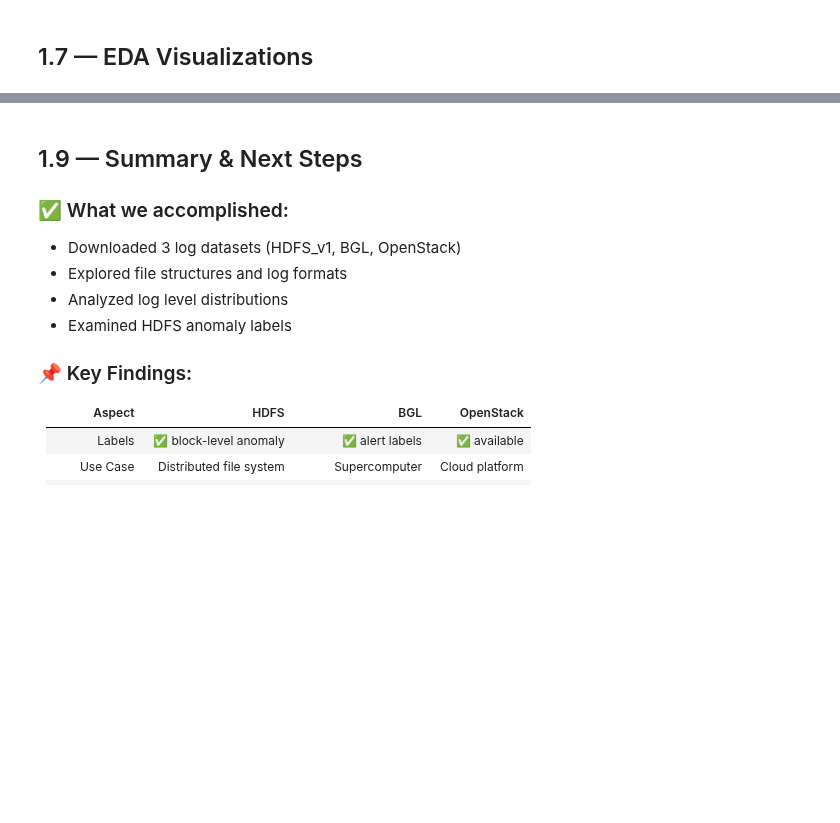
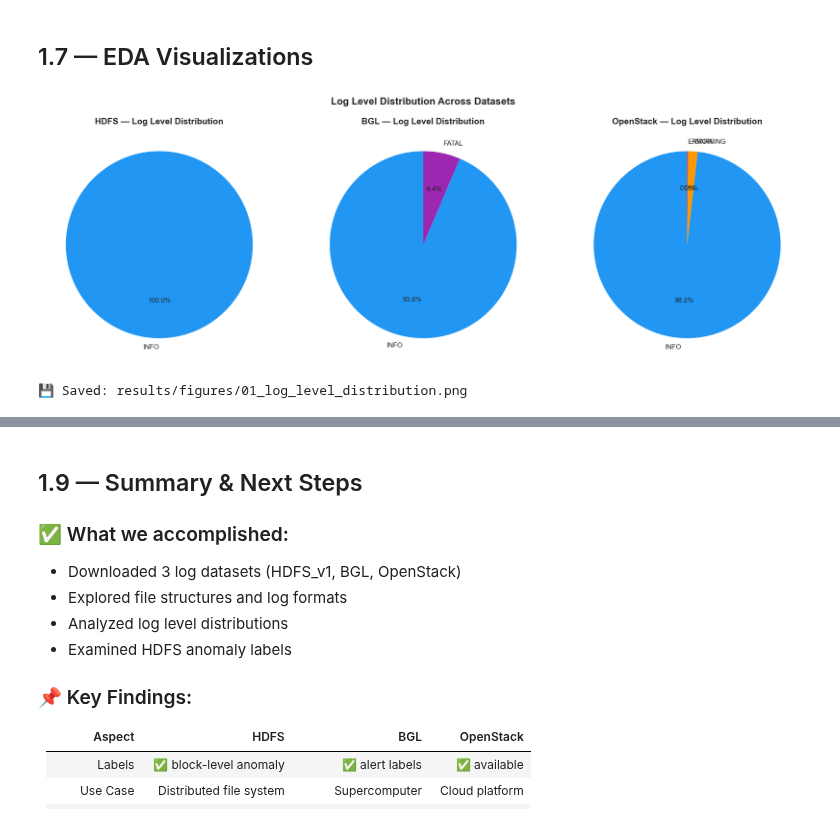
Before and after one commit to NANITH777/multimodal-rca-engine, a Jupyter notebook: notebooks/01_data_acquisition_exploration.ipynb, the cells around one changed output, grey strips where cells are left out. Saved outputs shown, nothing was run; the diff lists cells and outputs as text; code cells hidden in the pictures; blank space fills up the shorter version.

```diff
--- a/notebooks/01_data_acquisition_exploration.ipynb
+++ b/notebooks/01_data_acquisition_exploration.ipynb
@@ -210,42 +333,48 @@ comparison
 # %%
 # === Log Level Distribution (Pie Charts) ===
 
-fig, axes = plt.subplots(1, len(all_stats), figsize=(6 * len(all_stats), 6))
-if len(all_stats) == 1:
-    axes = [axes]
+if not all_stats:
+    print("⚠️ No stats available — skipping visualization.")
+else:
+    fig, axes = plt.subplots(1, len(all_stats), figsize=(6 * len(all_stats), 6))
+    if len(all_stats) == 1:
+        axes = [axes]
 
-colors = {
-    'INFO': '#2196F3',
-    'WARN': '#FF9800', 'WARNING': '#FF9800',
-    'ERROR': '#F44336',
-    'FATAL': '#9C27B0',
-    'DEBUG': '#4CAF50',
-    'TRACE': '#607D8B',
-    'CRITICAL': '#E91E63',
-}
+    colors = {
+        'INFO': '#2196F3',
+        'WARN': '#FF9800', 'WARNING': '#FF9800',
+        'ERROR': '#F44336',
+        'FATAL': '#9C27B0',
+        'DEBUG': '#4CAF50',
+        'TRACE': '#607D8B',
+        'CRITICAL': '#E91E63',
+    }
 
-for ax, s in zip(axes, all_stats):
-    levels = s['log_levels']
-    if levels:
-        labels = list(levels.keys())
-        values = list(levels.values())
-        pie_colors = [colors.get(l, '#9E9E9E') for l in labels]
+    for ax, s in zip(axes, all_stats):
+        levels = s['log_levels']
+        if levels:
+            labels = list(levels.keys())
+            values = list(levels.values())
+            pie_colors = [colors.get(l, '#9E9E9E') for l in labels]
 
-        wedges, texts, autotexts = ax.pie(
-            values, labels=labels, colors=pie_colors,
-            autopct='%1.1f%%', startangle=90,
-            textprops={'fontsize': 11}
-        )
-        ax.set_title(f"{s['dataset']} — Log Level Distribution", fontsize=14, fontweight='bold')
-    else:
-        ax.text(0.5, 0.5, 'No levels found', ha='center', va='center')
-        ax.set_title(f"{s['dataset']}")
+            wedges, texts, autotexts = ax.pie(
+                values, labels=labels, colors=pie_colors,
+                autopct='%1.1f%%', startangle=90,
+                textprops={'fontsize': 11}
+            )
+            ax.set_title(f"{s['dataset']} — Log Level Distribution", fontsize=14, fontweight='bold')
+        else:
+            ax.text(0.5, 0.5, 'No levels found', ha='center', va='center')
+            ax.set_title(f"{s['dataset']}")
 
-plt.suptitle('Log Level Distribution Across Datasets', fontsize=16, fontweight='bold', y=1.02)
-plt.tight_layout()
-plt.savefig(str(FIGURES_DIR / '01_log_level_distribution.png'), dpi=150, bbox_inches='tight')
-plt.show()
-print("💾 Saved: results/figures/01_log_level_distribution.png")
+    plt.suptitle('Log Level Distribution Across Datasets', fontsize=16, fontweight='bold', y=1.02)
+    plt.tight_layout()
+    plt.savefig(str(FIGURES_DIR / '01_log_level_distribution.png'), dpi=150, bbox_inches='tight')
+    plt.show()
+    print("💾 Saved: results/figures/01_log_level_distribution.png")
+# %% [output]
+[figure, added]
+💾 Saved: results/figures/01_log_level_distribution.png
 # %%
 # === Dataset Size Comparison (Bar Chart) ===
 
```
Also changed, not shown: parts of 20 cells of this notebook, 14 other files.
